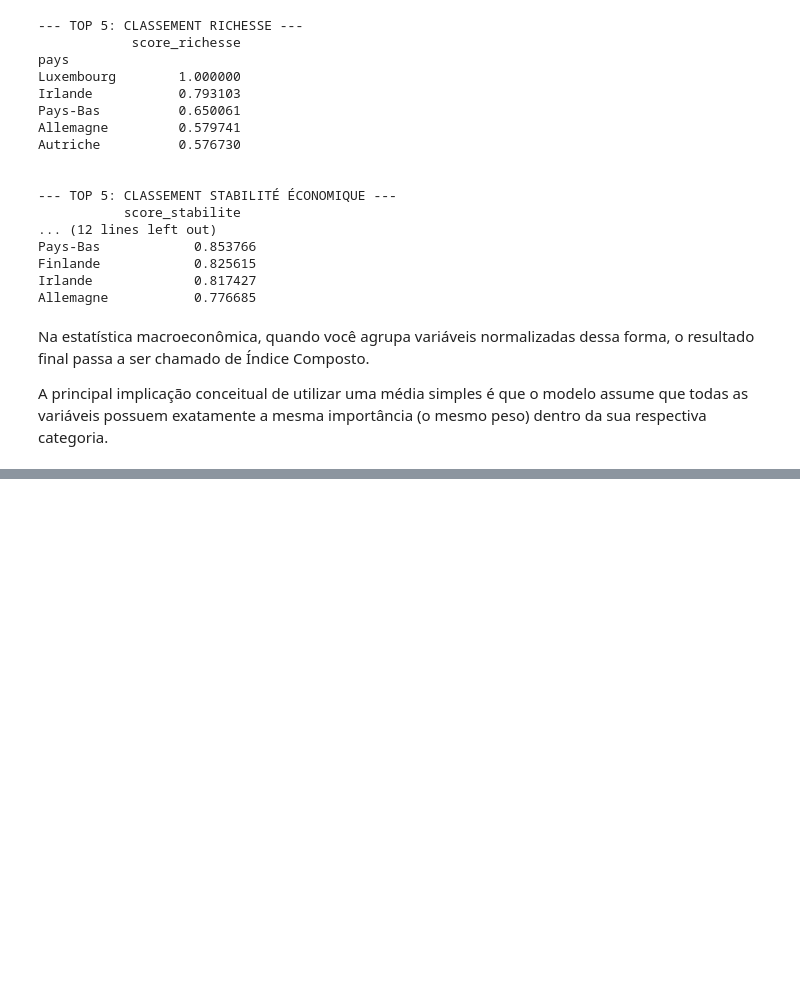
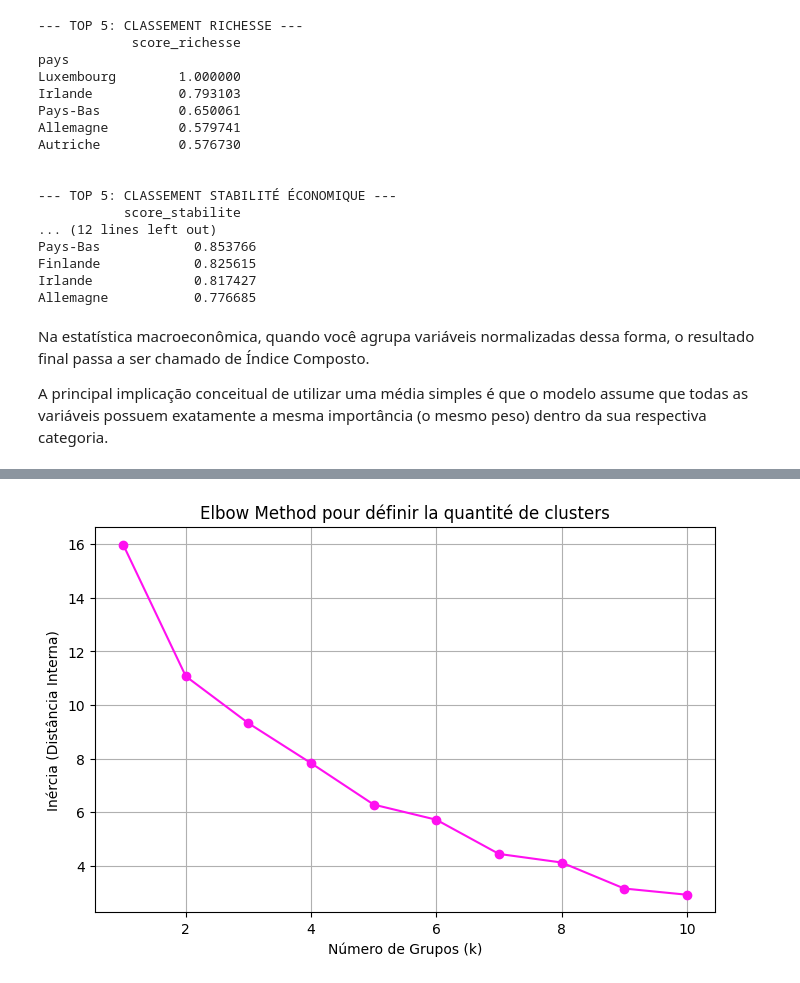
Before and after one commit to melissa-mariano/AnalyseZoneEuro, a Jupyter notebook: economie_analyse.ipynb, the cells around one changed output, grey strips where cells are left out. Saved outputs shown, nothing was run; the diff lists cells and outputs as text; code cells hidden in the pictures; blank space fills up the shorter version.

```diff
--- a/economie_analyse.ipynb
+++ b/economie_analyse.ipynb
@@ -310,0 +392,34 @@ A principal implicação conceitual de utilizar uma média simples é que o mode
+# %%
+# Fase 1: O Método do Cotovelo (Elbow Method)
+from sklearn.cluster import KMeans
+
+# 1. Isola apenas as colunas normalizadas para o cálculo
+# Esta linha cria uma lista automática pegando qualquer coluna que termine com '_norm'
+colunas_para_cluster = [col for col in df.columns if col.endswith('_norm')]
+dados_cluster = df[colunas_para_cluster]
+
+# 2. Cria uma lista vazia para guardar o erro (inércia) de cada teste
+inercia = []
+
+# 3. Inicia um loop testando a divisão da Europa em 1 até 10 grupos
+for k in range(1, 11):
+    # Configura o algoritmo para o 'k' atual da rodada.
+    # random_state=42 garante que o resultado seja o mesmo toda vez que você rodar.
+    kmeans_teste = KMeans(n_clusters=k, random_state=42, n_init=10)
+
+    # Executa a matemática nos dados normalizados
+    kmeans_teste.fit(dados_cluster)
+
+    # Salva o resultado da inércia na lista
+    inercia.append(kmeans_teste.inertia_)
+
+# 4. Plota o gráfico de linha com os resultados
+plt.figure(figsize=(8, 5))
+plt.plot(range(1, 11), inercia, marker='o')
+plt.title('Elbow Method pour définir la quantité de clusters')
+plt.xlabel('Número de Grupos (k)')
+plt.ylabel('Inércia (Distância Interna)')
+plt.grid(True)
+plt.show()
+# %% [output]
+[figure, added]
```
Also changed, not shown: parts of 12 cells of this notebook, 1 other file.
